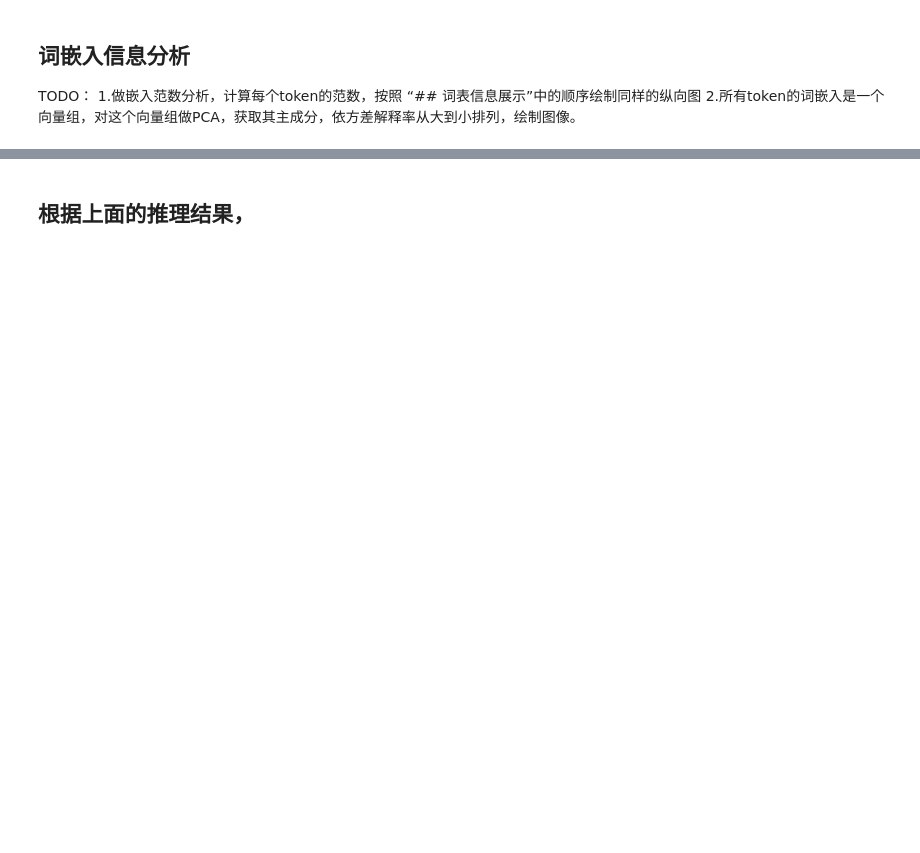
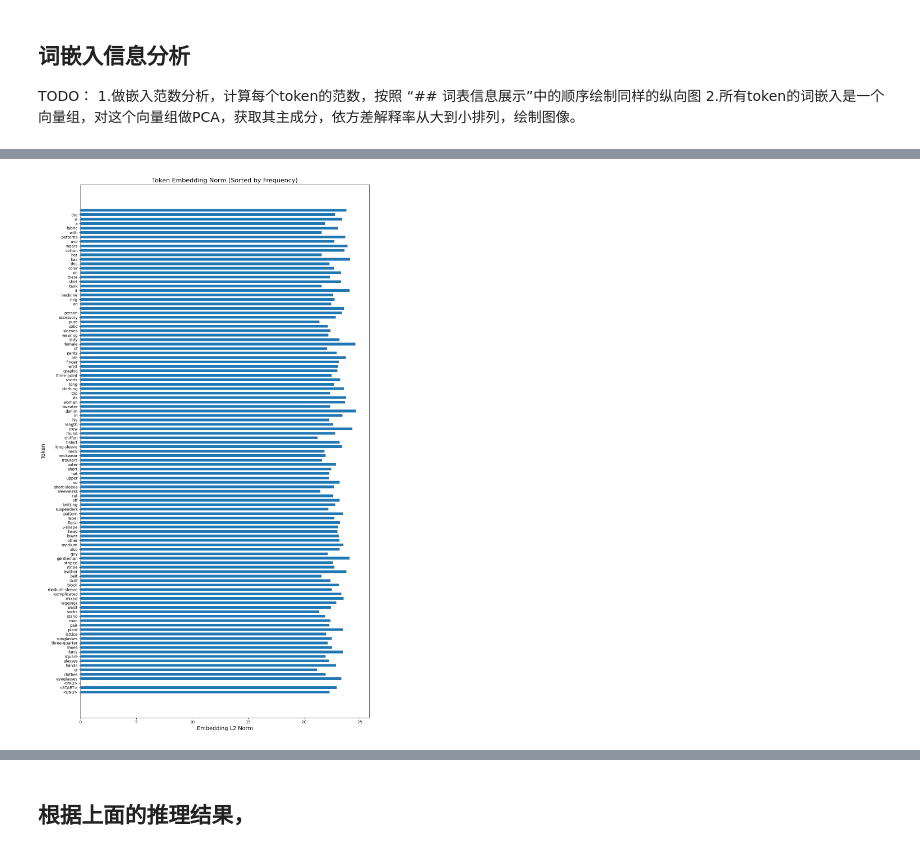
Before and after one commit to ZZL-2005/NNDL-course-captioning, a Jupyter notebook: experiments/analysis1.ipynb, the cells around one changed output, grey strips where cells are left out. Cells and saved outputs as stored; diff of their text form; code cells hidden in the pictures; blank space fills up the shorter version.

```diff
--- a/experiments/analysis1.ipynb
+++ b/experiments/analysis1.ipynb
@@ -7,3 +43,86 @@ TODO：
 TODO：
 1.做嵌入范数分析，计算每个token的范数，按照 “## 词表信息展示”中的顺序绘制同样的纵向图
 2.所有token的词嵌入是一个向量组，对这个向量组做PCA，获取其主成分，依方差解释率从大到小排列，绘制图像。
+# %%
+import sys
+import json
+import torch
+import numpy as np
+import matplotlib.pyplot as plt
+from sklearn.decomposition import PCA
+
+sys.path.append("/home/chenzhican/zhangzilu/NNDL-course-captioning")
+
+# ===============================================================
+# 1. load vocab
+# ===============================================================
+
+vocab_path = "/home/chenzhican/zhangzilu/NNDL-course-captioning/data/vocab.json"
+with open(vocab_path, "r") as f:
+    vocab = json.load(f)
+
+token2id = vocab["token2id"]
+freq = vocab["freq"]
+vocab_size = len(token2id)
+
+# ===============================================================
+# 2. load model
+# ===============================================================
+
+model_path = "/home/chenzhican/zhangzilu/hwnndl/outputs/ckpts/epoch10.pth"
+
+from models.vit_encoder_decoder import ImageCaptionModel
+
+device = "cpu"
+
+# ★★★ 修复：max_len 必须与训练时一致（128）
+model = ImageCaptionModel(
+    vocab_size=vocab_size,
+    max_len=128
+).to(device)
+
+state = torch.load(model_path, map_location=device)
+model.load_state_dict(state, strict=False)
+
+emb = model.decoder.token_emb.weight.detach().cpu().numpy()
+print("Embedding shape:", emb.shape)
+
+# ===============================================================
+# 3. 计算 embedding norm
+# ===============================================================
+
+norms = np.linalg.norm(emb, axis=1)
+
+items = sorted(token2id.items(), key=lambda x: freq.get(x[0], 0), reverse=True)
+tokens_sorted = [t for t, i in items]
+ids_sorted = [token2id[t] for t in tokens_sorted]
+norms_sorted = [norms[i] for i in ids_sorted]
+
+# ===============================================================
+# 4. 绘制 embedding 范数图
+# ===============================================================
+
+plt.figure(figsize=(12, 20))
+plt.barh(tokens_sorted, norms_sorted, height=0.6)
+plt.gca().invert_yaxis()
+plt.xlabel("Embedding L2 Norm", fontsize=14)
+plt.ylabel("Token", fontsize=14)
+plt.title("Token Embedding Norm (Sorted by Frequency)", fontsize=16)
+plt.tight_layout()
+plt.show()
+
+# ===============================================================
+# 5. PCA
+# ===============================================================
+
+pca = PCA(n_components=min(emb.shape[0], emb.shape[1]))
+pca.fit(emb)
+
+plt.figure(figsize=(8, 6))
+plt.plot(np.cumsum(pca.explained_variance_ratio_))
+plt.xlabel("Number of Components")
+plt.ylabel("Cumulative Explained Variance Ratio")
+plt.title("PCA on Token Embeddings")
+plt.grid(True)
+plt.show()
+# %% [output]
@@ -9,0 +136 @@ TODO：
+[figure, added]
```
Also changed, not shown: parts of 26 cells of this notebook, 9 other files.
